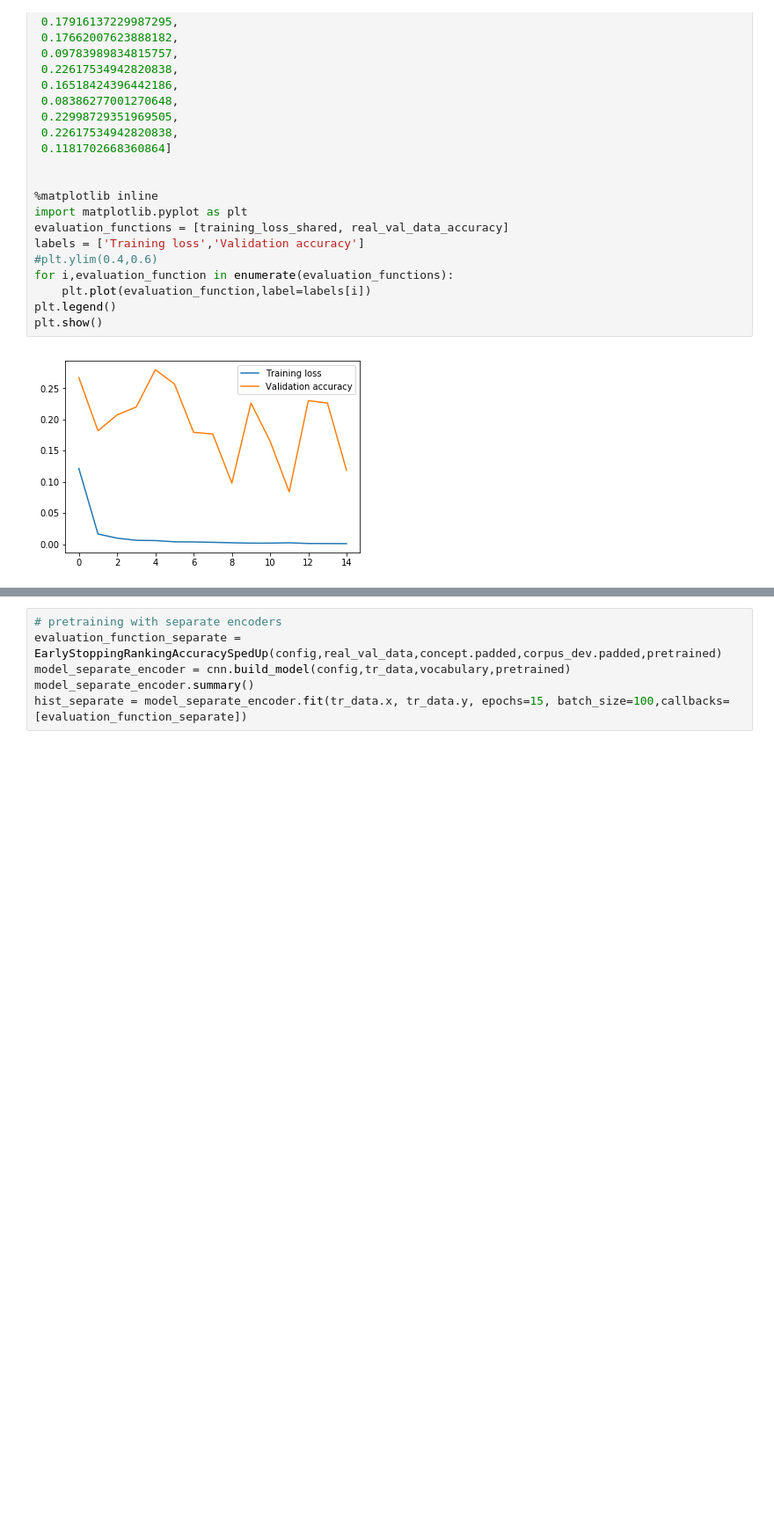
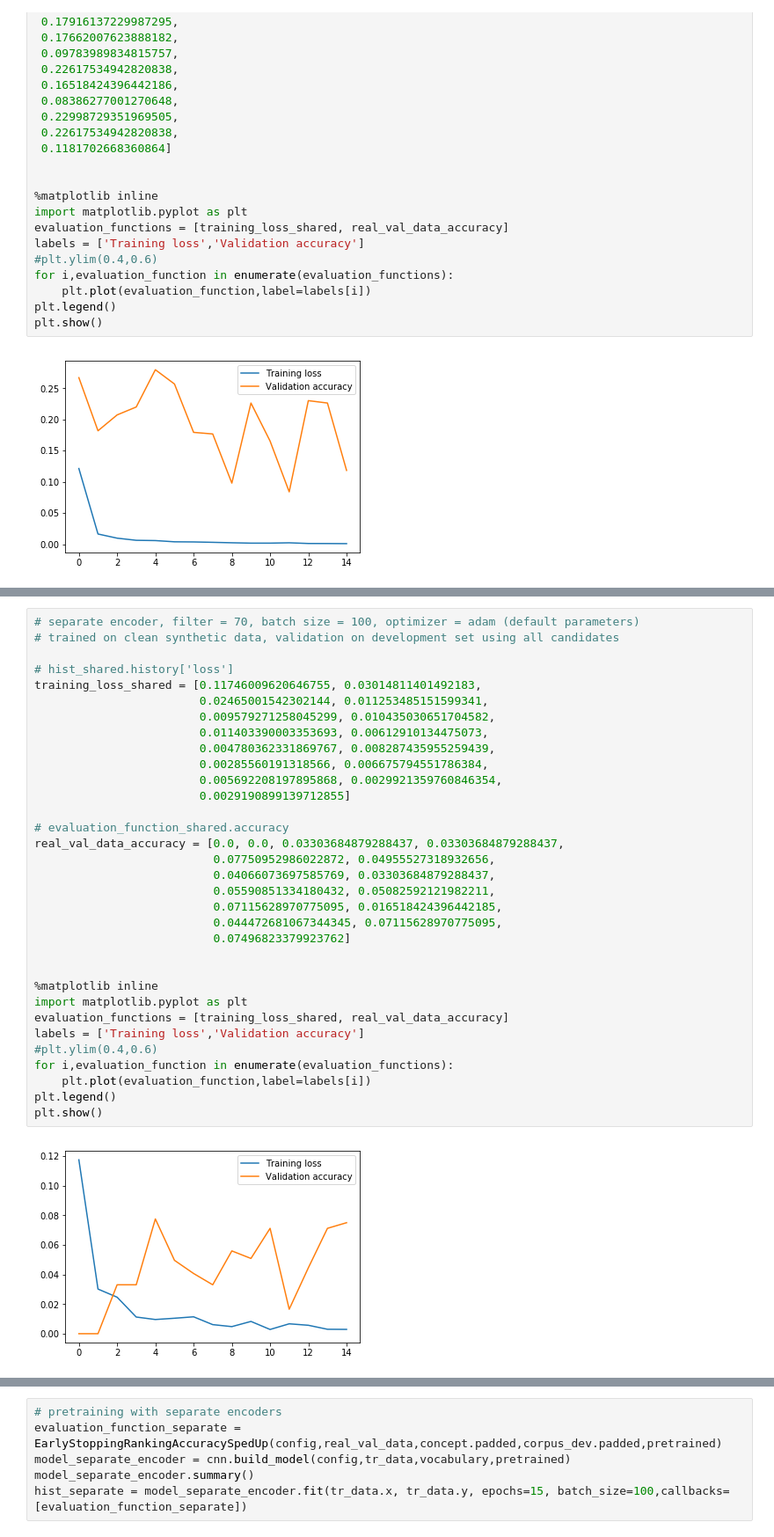
Before and after one commit to fshdnc/disease_normalization, a Jupyter notebook: src/pretrain_compare_encoder.ipynb, the cells around one changed output, grey strips where cells are left out. Shown at 88% size. Drawn from its saved outputs; the diff is of its cells as text; blank space fills up the shorter version.

```diff
--- a/src/pretrain_compare_encoder.ipynb
+++ b/src/pretrain_compare_encoder.ipynb
@@ -404,0 +469,35 @@ plt.show()
+# %%
+# separate encoder, filter = 70, batch size = 100, optimizer = adam (default parameters)
+# trained on clean synthetic data, validation on development set using all candidates
+
+# hist_shared.history['loss']
+training_loss_shared = [0.11746009620646755, 0.03014811401492183,
+                        0.02465001542302144, 0.011253485151599341,
+                        0.009579271258045299, 0.010435030651704582,
+                        0.011403390003353693, 0.00612910134475073,
+                        0.004780362331869767, 0.008287435955259439,
+                        0.00285560191318566, 0.006675794551786384,
+                        0.005692208197895868, 0.0029921359760846354,
+                        0.0029190899139712855]
+
+# evaluation_function_shared.accuracy
+real_val_data_accuracy = [0.0, 0.0, 0.03303684879288437, 0.03303684879288437,
+                          0.07750952986022872, 0.04955527318932656,
+                          0.04066073697585769, 0.03303684879288437,
+                          0.05590851334180432, 0.05082592121982211,
+                          0.07115628970775095, 0.016518424396442185,
+                          0.044472681067344345, 0.07115628970775095,
+                          0.07496823379923762]
+
+
+%matplotlib inline
+import matplotlib.pyplot as plt
+evaluation_functions = [training_loss_shared, real_val_data_accuracy]
+labels = ['Training loss','Validation accuracy']
+#plt.ylim(0.4,0.6)
+for i,evaluation_function in enumerate(evaluation_functions):
+    plt.plot(evaluation_function,label=labels[i])
+plt.legend()
+plt.show()
+# %% [output]
+[figure, added]
```
Also changed, not shown: parts of 3 cells of this notebook, 7 other files.
